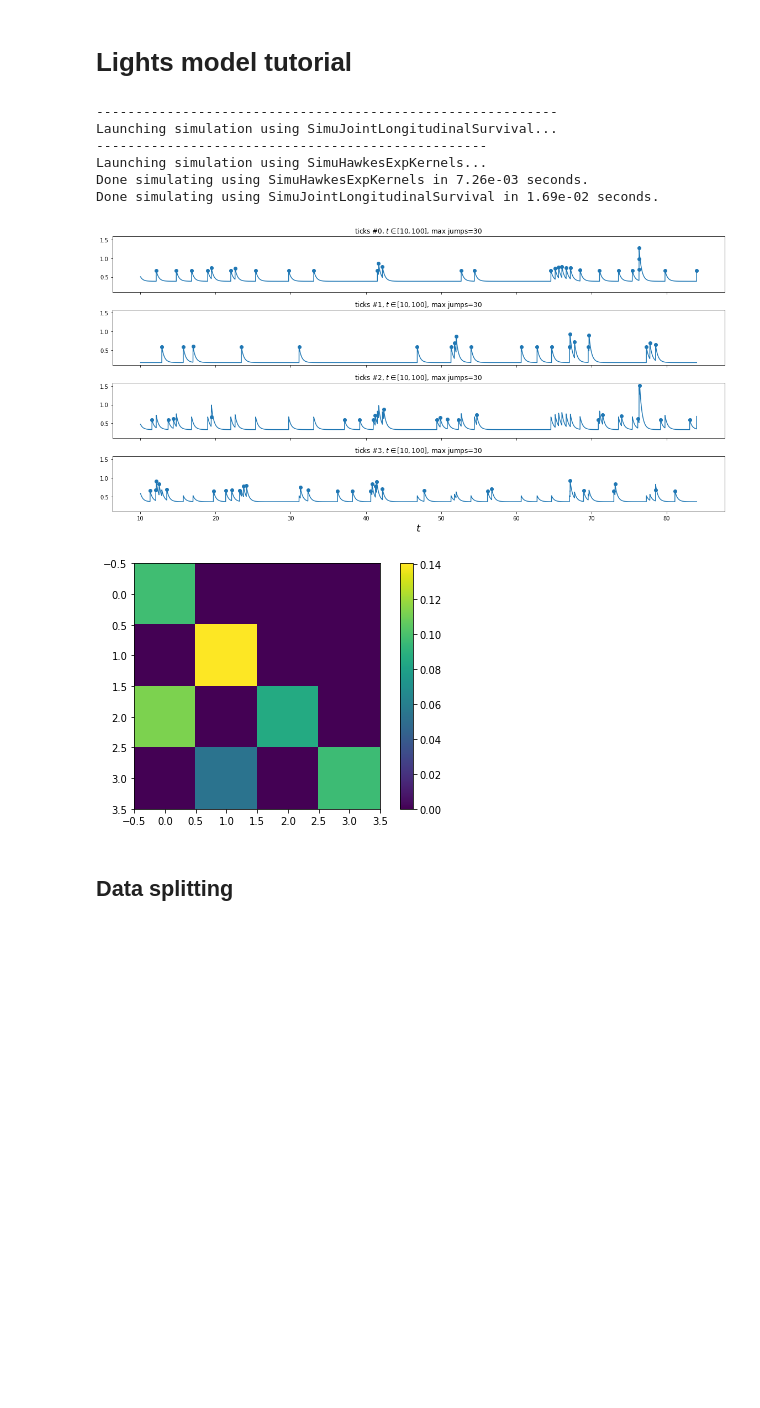
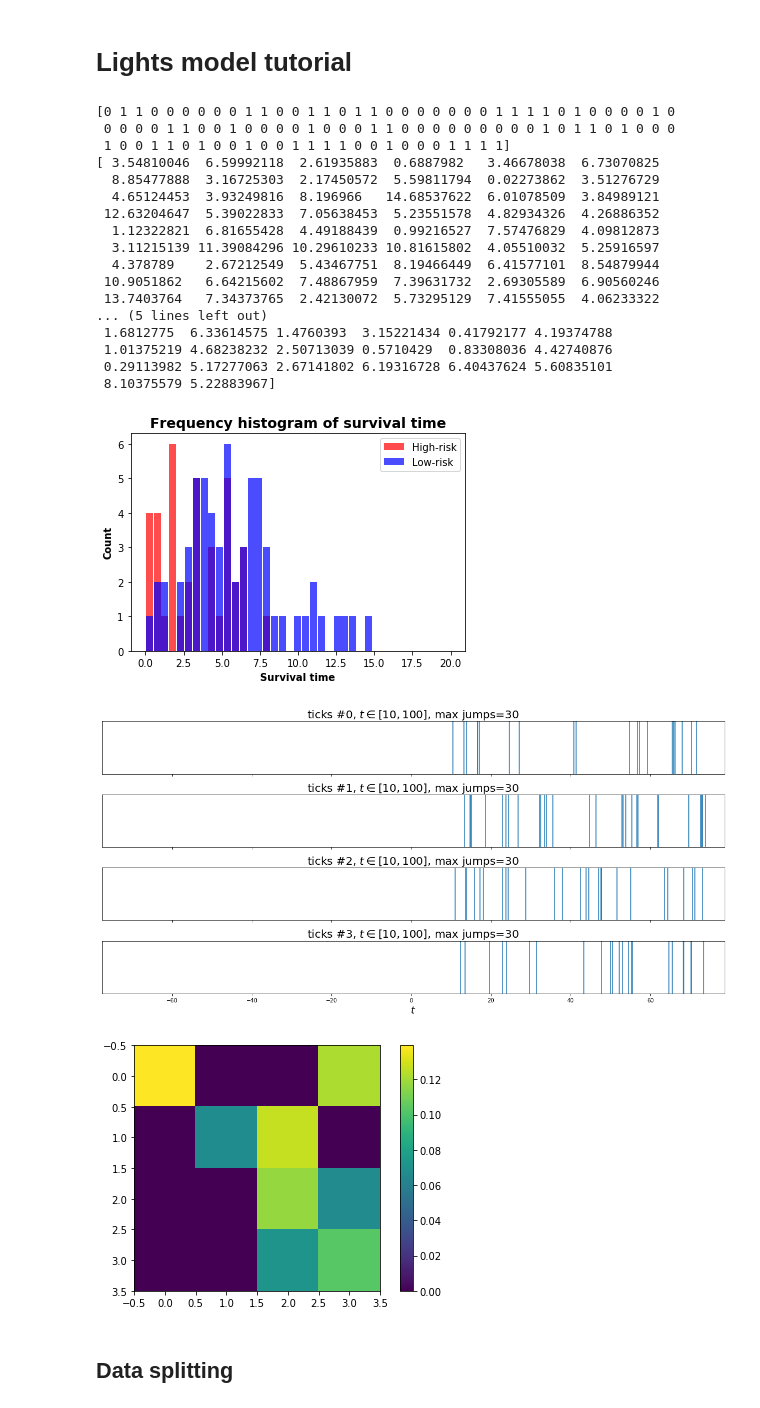
Before and after one commit to Califrais/flash, a Jupyter notebook: Lights tutorial.ipynb, the cells around one changed output. Drawn from its saved outputs; the diff is of its cells as text; code cells hidden in the pictures; blank space fills up the shorter version.

```diff
--- a/Lights tutorial.ipynb
+++ b/Lights tutorial.ipynb
@@ -12,29 +12,48 @@ from lifelines.utils import concordance_index as c_index_score
 # %%
 # Generate data
 n_long_features = 4
-simu = SimuJointLongitudinalSurvival(n_long_features=n_long_features, seed = 123)
+# simu = SimuJointLongitudinalSurvival(n_long_features=n_long_features, seed = 123)
+simu = SimuJointLongitudinalSurvival(n_samples=100,
+                                             n_time_indep_features=3,
+                                             n_long_features=4,
+                                             gap=0.5,
+                                             cov_corr_long = .1,
+                                             seed=123, verbose=False,
+                                             scale=.5, shape=.5)
 simu.simulate()
 
 hawkes = simu.hawkes
 adjacency = hawkes.adjacency
 
 fig, ax = plt.subplots(n_long_features, 1, figsize=(16, 8), sharex=True, sharey=True)
 plot_point_process(hawkes, n_points=50000, t_min=10, max_jumps=30, ax=ax)
 fig.tight_layout()
 
 plt.figure()
 plt.imshow(adjacency)
 plt.colorbar()
 plt.tight_layout()
 # %% [output]
------------------------------------------------------------
-Launching simulation using SimuJointLongitudinalSurvival...
---------------------------------------------------
-Launching simulation using SimuHawkesExpKernels...
-Done simulating using SimuHawkesExpKernels in 7.26e-03 seconds.
-Done simulating using SimuJointLongitudinalSurvival in 1.69e-02 seconds.
+[0 1 1 0 0 0 0 0 0 1 1 0 0 1 1 0 1 1 0 0 0 0 0 0 0 1 1 1 1 0 1 0 0 0 0 1 0
+ 0 0 0 0 1 1 0 0 1 0 0 0 0 1 0 0 0 1 1 0 0 0 0 0 0 0 0 0 1 0 1 1 0 1 0 0 0
+ 1 0 0 1 1 0 1 0 0 1 0 0 1 1 1 1 0 0 1 0 0 0 1 1 1 1]
+[ 3.54810046  6.59992118  2.61935883  0.6887982   3.46678038  6.73070825
+  8.85477888  3.16725303  2.17450572  5.59811794  0.02273862  3.51276729
+  4.65124453  3.93249816  8.196966   14.68537622  6.01078509  3.84989121
+ 12.63204647  5.39022833  7.05638453  5.23551578  4.82934326  4.26886352
+  1.12322821  6.81655428  4.49188439  0.99216527  7.57476829  4.09812873
+  3.11215139 11.39084296 10.29610233 10.81615802  4.05510032  5.25916597
+  4.378789    2.67212549  5.43467751  8.19466449  6.41577101  8.54879944
+ 10.9051862   6.64215602  7.48867959  7.39631732  2.69305589  6.90560246
+ 13.7403764   7.34373765  2.42130072  5.73295129  7.41555055  4.06233322
+... (5 lines left out)
+ 1.6812775  6.33614575 1.4760393  3.15221434 0.41792177 4.19374788
+ 1.01375219 4.68238232 2.50713039 0.5710429  0.83308036 4.42740876
+ 0.29113982 5.17277063 2.67141802 6.19316728 6.40437624 5.60835101
+ 8.10375579 5.22883967]
-[figure, old version]
+[figure, new version]
-[figure, old version]
+[figure, new version]
+[figure, added]
 # %% [markdown]
 ## Data splitting
 # %%
```
Also changed, not shown: 2 other files.
